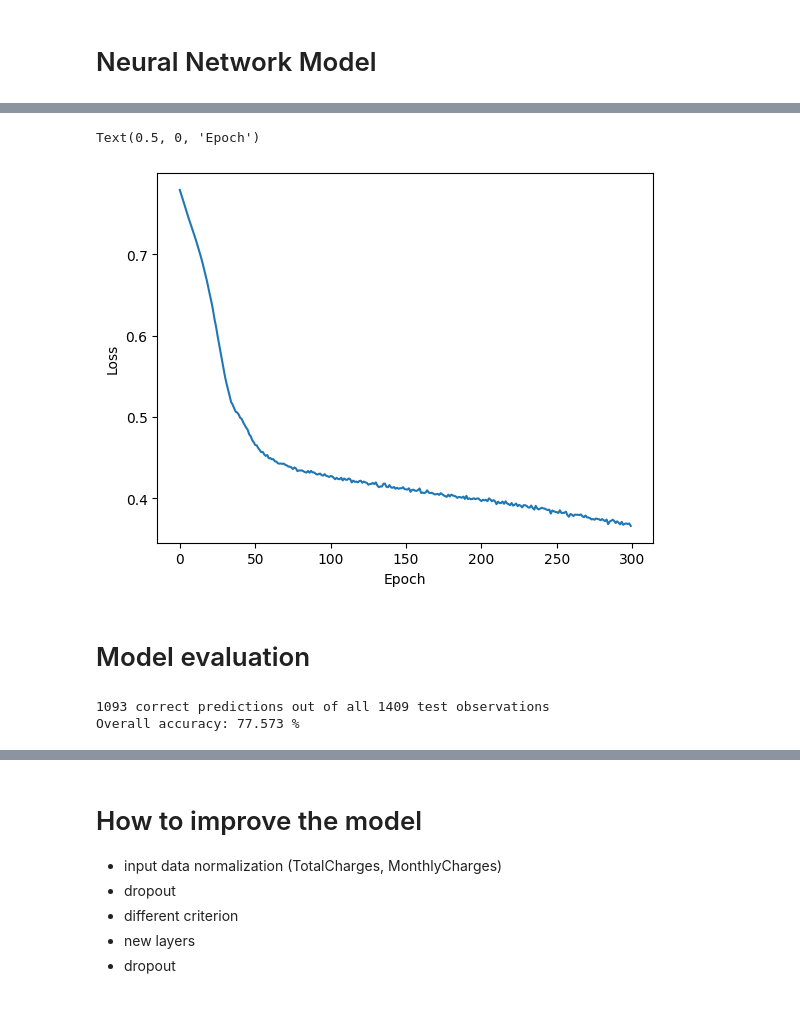
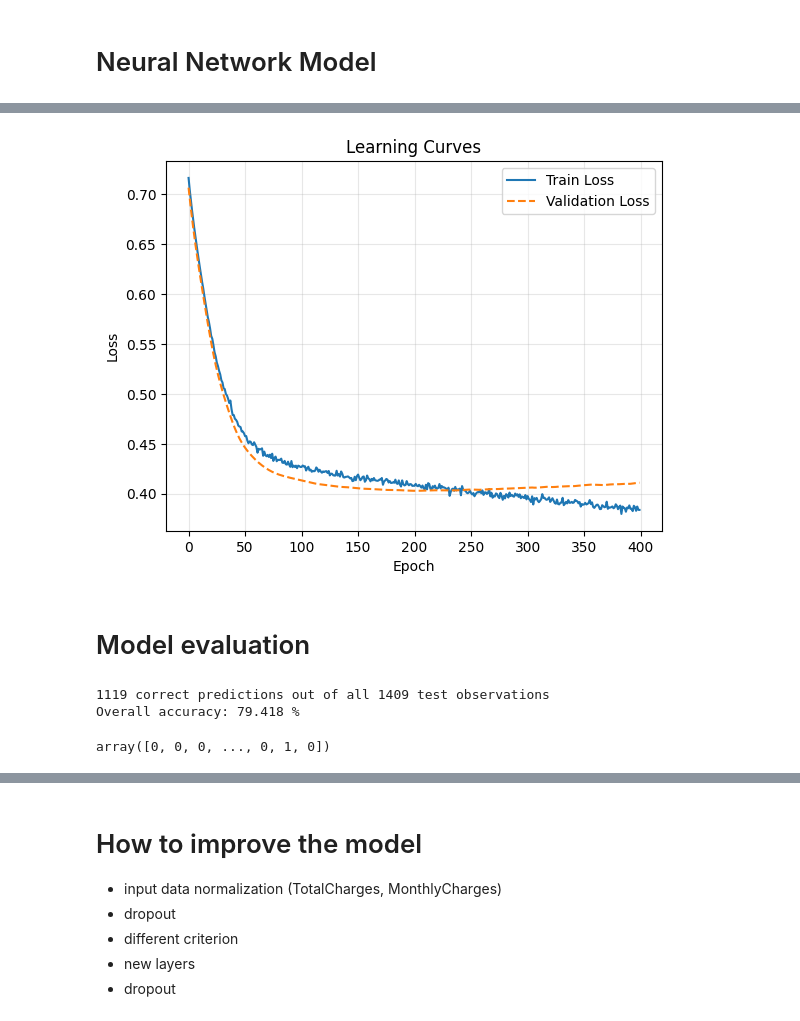
Before and after one commit to DawidSkowronski/PyTorch-Projects, a Jupyter notebook: Telco_Customer_Churn.ipynb, the cells around one changed output, grey strips where cells are left out. Saved outputs shown, nothing was run; the diff lists cells and outputs as text; code cells hidden in the pictures.

```diff
--- a/Telco_Customer_Churn.ipynb
+++ b/Telco_Customer_Churn.ipynb
@@ -319,22 +319,19 @@ class Model(nn.Module):
   def __init__(self, input_features = 30,
                h1_number = 64,
                h2_number = 32,
-               h3_number = 16,
                output_number = 2):
     super().__init__()
 
     self.fc1 = nn.Linear(input_features, h1_number)
     self.fc2 = nn.Linear(h1_number, h2_number)
-    self.fc3 = nn.Linear(h2_number, h3_number)
-    self.out = nn.Linear(h3_number, output_number)
+    self.out = nn.Linear(h2_number, output_number)
     self.dropout = nn.Dropout(0.2)
 
   def forward(self,X):
     X = F.relu(self.fc1(X))
-    #X = self.dropout(X)
+    X = self.dropout(X)
     X = F.relu(self.fc2(X))
     X = self.dropout(X)
-    X = F.relu(self.fc3(X))
     X = self.out(X) # raw output: CrossEntropy is already using LogSoftmax
 
     return X
@@ -402,12 +404,16 @@ Epoch: 280, loss: 0.37453964352607727
-# %%
-# Loss history plot
-
-plt.plot(range(epochs), losses)
-plt.ylabel("Loss")
-plt.xlabel("Epoch")
-# %% [output]
-Text(0.5, 0, 'Epoch')
-[figure, removed]
+# %%
+# Loss history plot
+
+plt.plot(train_losses, label = 'Train Loss')
+plt.plot(val_losses, label='Validation Loss', linestyle='--')
+plt.title('Learning Curves')
+plt.xlabel('Epoch')
+plt.ylabel('Loss')
+plt.legend()
+plt.grid(True, alpha=0.3)
+plt.show()
+# %% [output]
+[figure, added]
 # %% [markdown]
 # Model evaluation
 # %%
@@ -416,7 +422,7 @@ Y_predict_test = []
 
 with torch.no_grad():
   for i, data in enumerate(X_test_tensor):
-    Y_value = model.forward(data)
+    Y_value = model(data)
     predicted_class = Y_value.argmax().item()
 
     Y_predict_test.append(predicted_class)
@@ -430,8 +436,9 @@ print(f"{correct} correct predictions out of all {len(Y_test)} test observations
 print(f"Overall accuracy: {round(correct/len(Y_test)*100,3)} %")
 Y_predict_test = np.array(Y_predict_test)
 # %% [output]
-1093 correct predictions out of all 1409 test observations
-Overall accuracy: 77.573 %
+1119 correct predictions out of all 1409 test observations
+Overall accuracy: 79.418 %
+array([0, 0, 0, ..., 0, 1, 0])
 # %%
 from sklearn.metrics import classification_report, confusion_matrix
 
```
Also changed, not shown: parts of 3 cells of this notebook.
